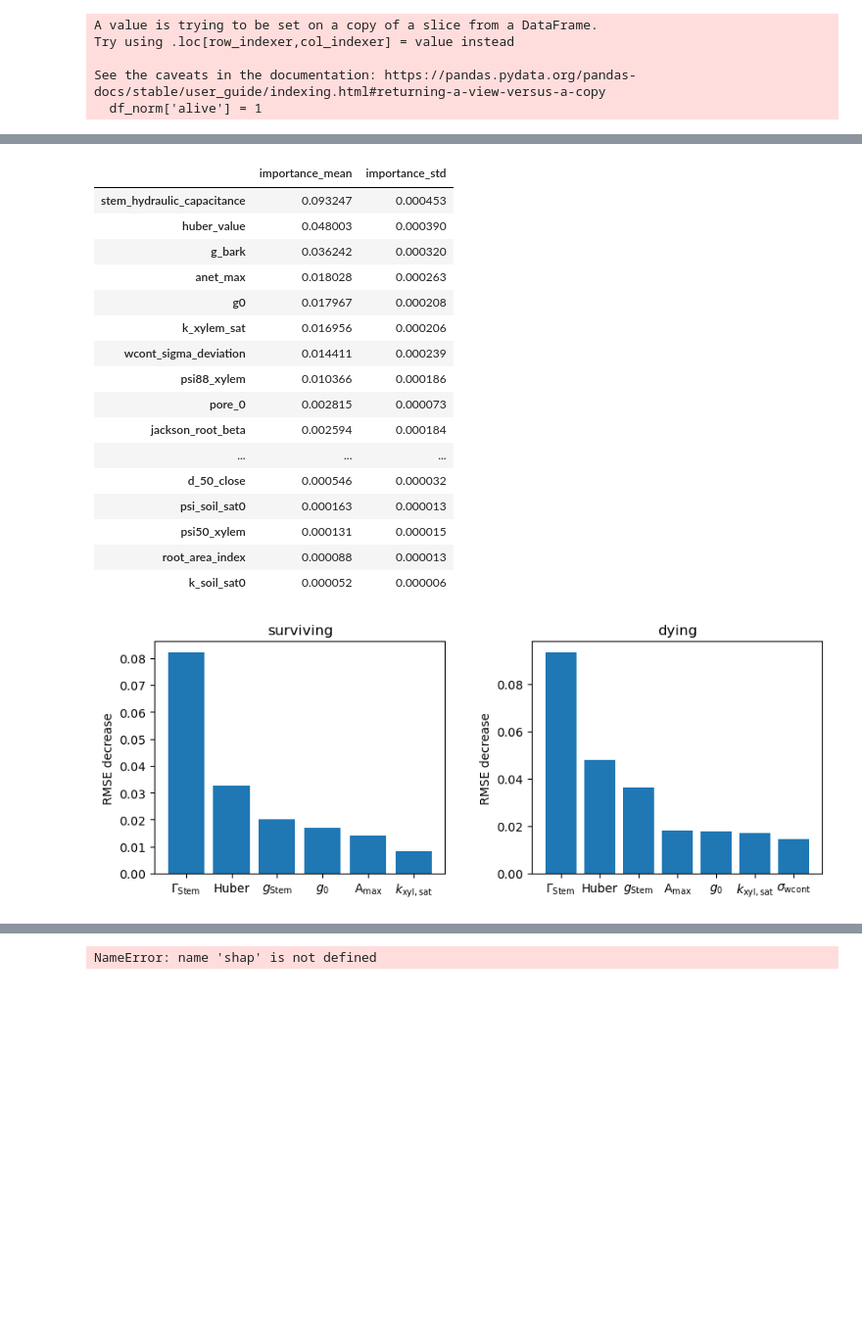
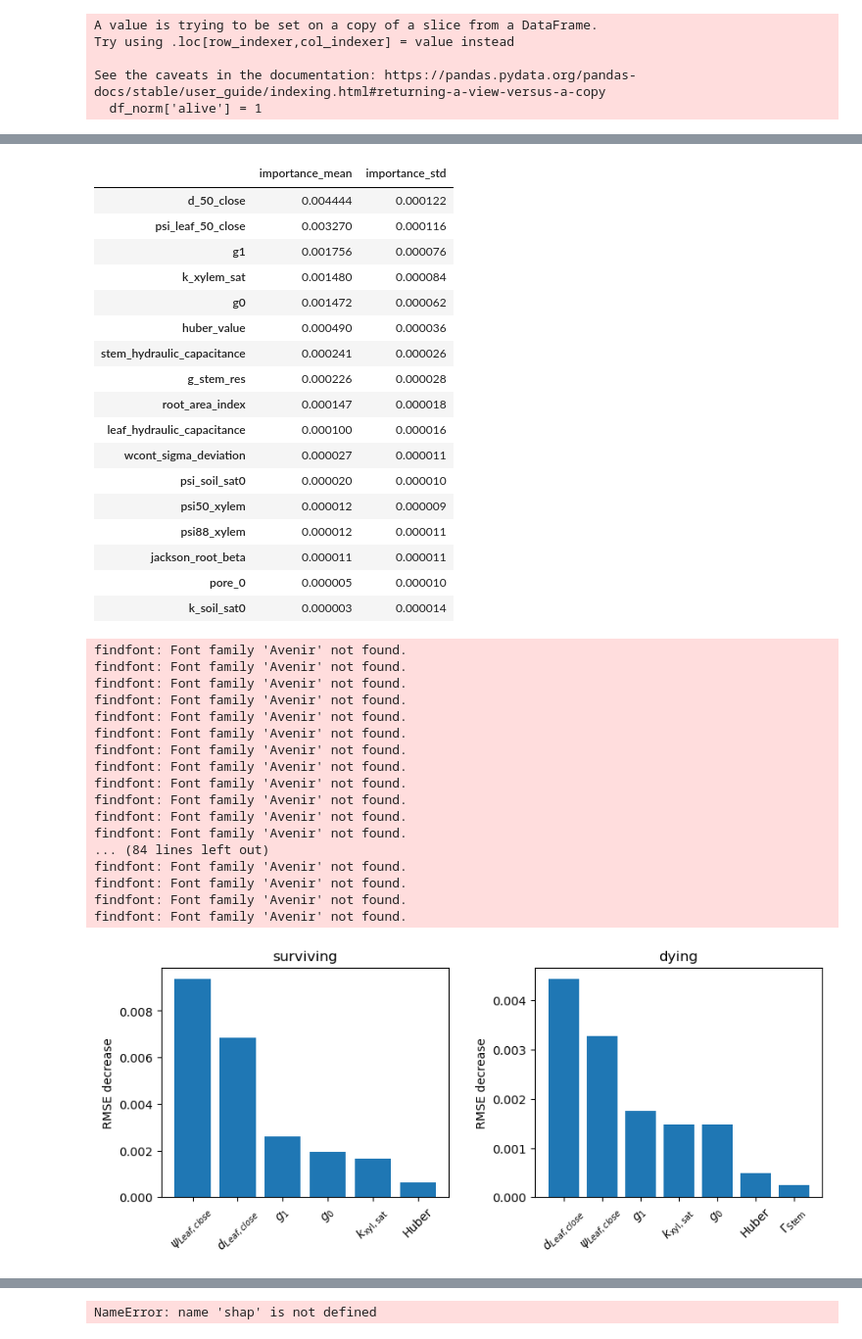
Before and after one commit to PhillipPapastefanou/SimPHony, a Jupyter notebook: appl/swiss/post_processing/ex_con/Figure_2_RF.ipynb, the cells around one changed output, grey strips where cells are left out. Shown at 98% size. Drawn from its saved outputs; the diff is of its cells as text; code cells hidden in the pictures; blank space fills up the shorter version.

```diff
--- a/appl/swiss/post_processing/ex_con/Figure_2_RF.ipynb
+++ b/appl/swiss/post_processing/ex_con/Figure_2_RF.ipynb
@@ -7,22 +7,23 @@ import os
 from pathlib import Path
 
 from matplotlib.pyplot import tight_layout
-from statsmodels.sandbox.distributions.genpareto import meanexcess
 
 root_output_directory = "/Users/pp/data/Simulations/A08_SimPHony/swiss/excon_other_soil_other_cstem"
 scenario_name = "big_overview_20_10000p"
 
 root_output_directory = "/Users/pp/data/Simulations/A08_SimPHony/swiss/excon_2024_final"
 scenario_name = "big_overview_20_10000p_fine_g1fix_relay"
-root_output_directory = "/Users/pp/data/Simulations/A08_SimPHony/swiss/excon_2025_final"
-scenario_name = "big_overview_20_10000p_fine_g1fix_h_kxylem"
+
+root_output_directory = "/Net/Groups/BSI/scratch/ppapastefanou/simulations/SimPHony/swiss_cc/"
+scenario_name = "09_ex_con_2025_full_logit_mean_one"
+
 
 input_path = os.path.join(root_output_directory, scenario_name, 'input')
 output_path = os.path.join(root_output_directory, scenario_name, 'output')
 post_path = os.path.join(root_output_directory, scenario_name, 'post')
 vars_all = ['psi_leaf_50_close', 'd_50_close', 'stem_hydraulic_capacitance', 'k_xylem_sat', 'huber_value',
         'leaf_hydraulic_capacitance', 'psi50_xylem', 'psi88_xylem', 'g0', 'g1', 'k_soil_sat0', 'psi_soil_sat0', 'jackson_root_beta',
-        'pore_0', 'anet_max', 'root_area_index', 'wcont_sigma_deviation', 'g_bark']
+        'pore_0', 'root_area_index', 'wcont_sigma_deviation', 'g_stem_res']
 
 vars_plant = ['stem_hydraulic_capacitance', 'k_xylem_sat', 'huber_value', 'leaf_hydraulic_capacitance', 'psi50_xylem',
               'g0']
@@ -33,7 +34,7 @@ df = pd.read_csv(os.path.join(post_path, "aggregated_out.csv"))
 df.sort_values(by=['RMSE_MAX'], inplace=True, ascending=True)
 #index_to_drop = df[(df['sid']==2)|(df['sid']==2)].index
 #df.drop(index_to_drop, inplace=True)
-#df = df[df['RMSE_MAX'] < 1.0]
+df = df[df['RMSE_MAX'] < 1.1]
 df_grp = df.groupby(['id'])[vars_all_ex].mean()
 dv = df[vars_all]
 dv['leaf_hydraulic_capacitance'] = np.log10(dv['leaf_hydraulic_capacitance'])
@@ -152,7 +153,9 @@ label_dict['psi50_xylem'] = r"$\psi_{50}$"
 label_dict['wcont_sigma_deviation'] = r"$\sigma_\mathrm{wcont}$"
 label_dict['pore_0'] = r"$\xi$"
 label_dict['jackson_root_beta'] = r"$\mathrm{Root}_\beta$"
-label_dict['psi_close_50'] = r"$\psi_{close, 50}$"
+label_dict['psi_leaf_50_close'] = r"$\psi_{close, 50}$"
+label_dict['k_soil_sat0'] = r"$k_\mathrm{soil, sat}$"
+label_dict['psi_soil_sat0'] = r"$\psi_\mathrm{soil, sat}$"
 # %%
 labs = imps[0][0:var_labs_size[i]].index.tolist()
 # %%
@@ -261,57 +280,77 @@ imps_regress[0]
 imps_regress[1]
 # %% [output]
 |  | importance_mean | importance_std |
-| stem_hydraulic_capacitance | 0.093247 | 0.000453 |
-| huber_value | 0.048003 | 0.000390 |
-| g_bark | 0.036242 | 0.000320 |
-| anet_max | 0.018028 | 0.000263 |
-| g0 | 0.017967 | 0.000208 |
-| k_xylem_sat | 0.016956 | 0.000206 |
-| wcont_sigma_deviation | 0.014411 | 0.000239 |
-| psi88_xylem | 0.010366 | 0.000186 |
-| pore_0 | 0.002815 | 0.000073 |
-| jackson_root_beta | 0.002594 | 0.000184 |
-| ... | ... | ... |
-| d_50_close | 0.000546 | 0.000032 |
-| psi_soil_sat0 | 0.000163 | 0.000013 |
-| psi50_xylem | 0.000131 | 0.000015 |
-| root_area_index | 0.000088 | 0.000013 |
-| k_soil_sat0 | 0.000052 | 0.000006 |
+| d_50_close | 0.004444 | 0.000122 |
+| psi_leaf_50_close | 0.003270 | 0.000116 |
+| g1 | 0.001756 | 0.000076 |
+| k_xylem_sat | 0.001480 | 0.000084 |
+| g0 | 0.001472 | 0.000062 |
+| huber_value | 0.000490 | 0.000036 |
+| stem_hydraulic_capacitance | 0.000241 | 0.000026 |
+| g_stem_res | 0.000226 | 0.000028 |
+| root_area_index | 0.000147 | 0.000018 |
+| leaf_hydraulic_capacitance | 0.000100 | 0.000016 |
+| wcont_sigma_deviation | 0.000027 | 0.000011 |
+| psi_soil_sat0 | 0.000020 | 0.000010 |
+| psi50_xylem | 0.000012 | 0.000009 |
+| psi88_xylem | 0.000012 | 0.000011 |
+| jackson_root_beta | 0.000011 | 0.000011 |
+| pore_0 | 0.000005 | 0.000010 |
+| k_soil_sat0 | 0.000003 | 0.000014 |
 # %%
 label_dict  = {}
 label_dict['huber_value'] = r"Huber"
 label_dict['stem_hydraulic_capacitance'] = r"$\Gamma_\mathrm{Stem}$"
 label_dict['leaf_hydraulic_capacitance'] = r"$\Gamma_\mathrm{Leaf}$"
 label_dict['g0'] = r"$g_0$"
+label_dict['g1'] = r"$g_1$"
 label_dict['k_xylem_sat'] = r"$k_\mathrm{xyl, sat}$"
 label_dict['psi50_xylem'] = r"$\psi_{50}$"
 label_dict['wcont_sigma_deviation'] = r"$\sigma_\mathrm{wcont}$"
 label_dict['pore_0'] = r"$\xi$"
 label_dict['jackson_root_beta'] = r"$\mathrm{Root}_\beta$"
 label_dict['psi_leaf_50_close'] = r"$\psi_{Leaf, close}$"
-label_dict['g_bark'] = r"$g_\mathrm{Stem}$"
-label_dict['anet_max'] = r"$\mathrm{A_{max}}$"
+label_dict['d_50_close'] = r"$d_{Leaf, close}$"
+label_dict['g_stem'] = r"$g_\mathrm{Stem,res}$"
 # %%
 var_labs_size = [6, 7]
 
 title_labs  = ["surviving", "dying"]
 fig = plt.figure(figsize=(10, 3.5))
 for i in range(0, 2):
     ax = fig.add_subplot(1, 2, i+1)
     ax.bar(imps_regress[i][0:var_labs_size[i]].index,imps_regress[i][0:var_labs_size[i]]['importance_mean'])
     labs = imps_regress[i][0:var_labs_size[i]].index.tolist()
 
     labs_tex = [label_dict[lab] for lab in labs]
 
     ax.set_xticklabels(labs_tex)
     ax.set_title(title_labs[i])
+    ax.tick_params(axis='x', labelrotation=45)
     ax.set_ylabel("RMSE decrease")
 plt.subplots_adjust(wspace=0.3)
 
 plt.savefig(os.path.join(post_path, "F3_RF_regressor.png"), bbox_inches='tight', dpi=300)
 plt.show()
 # %% [output]
+findfont: Font family 'Avenir' not found.
+findfont: Font family 'Avenir' not found.
+findfont: Font family 'Avenir' not found.
+findfont: Font family 'Avenir' not found.
+findfont: Font family 'Avenir' not found.
+findfont: Font family 'Avenir' not found.
+findfont: Font family 'Avenir' not found.
+findfont: Font family 'Avenir' not found.
+findfont: Font family 'Avenir' not found.
+findfont: Font family 'Avenir' not found.
+findfont: Font family 'Avenir' not found.
+findfont: Font family 'Avenir' not found.
+... (84 lines left out)
+findfont: Font family 'Avenir' not found.
+findfont: Font family 'Avenir' not found.
+findfont: Font family 'Avenir' not found.
+findfont: Font family 'Avenir' not found.
-[figure, old version]
+[figure, new version]
 # %%
 imps_regress[1]
 # %% [output]
```
Also changed, not shown: parts of 10 cells of this notebook, 34 other files.
